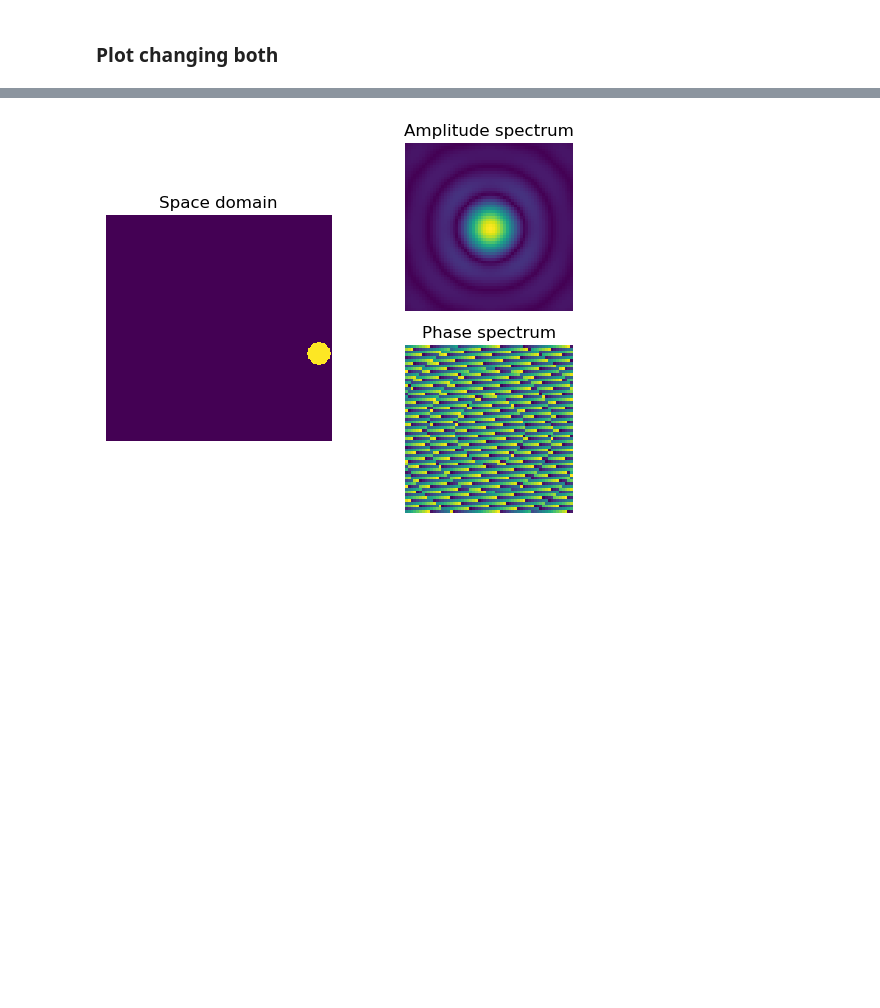
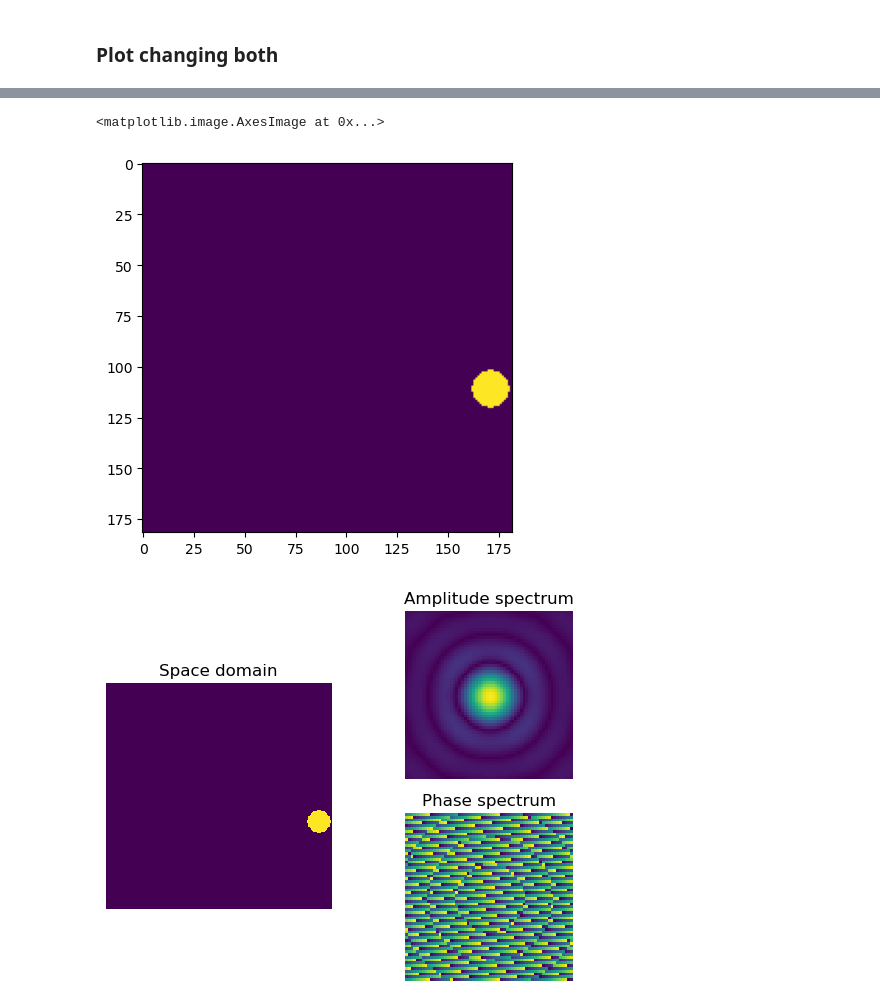
Before and after one commit to borlafgis/MXC_FourierApps, a Jupyter notebook: FourierMXC_08_2D/Fourier_2D.ipynb, the cells around one changed output, grey strips where cells are left out. Saved outputs shown, nothing was run; the diff lists cells and outputs as text; code cells hidden in the pictures; blank space fills up the shorter version.

```diff
--- a/FourierMXC_08_2D/Fourier_2D.ipynb
+++ b/FourierMXC_08_2D/Fourier_2D.ipynb
@@ -137 +188,6 @@ is_high = (gauss2d > .9)
+# %%
+plt.imshow(is_high[-1])
+# %% [output]
+<matplotlib.image.AxesImage at 0x...>
+[figure, added]
 # %%
```
Also changed, not shown: parts of 10 cells of this notebook.
